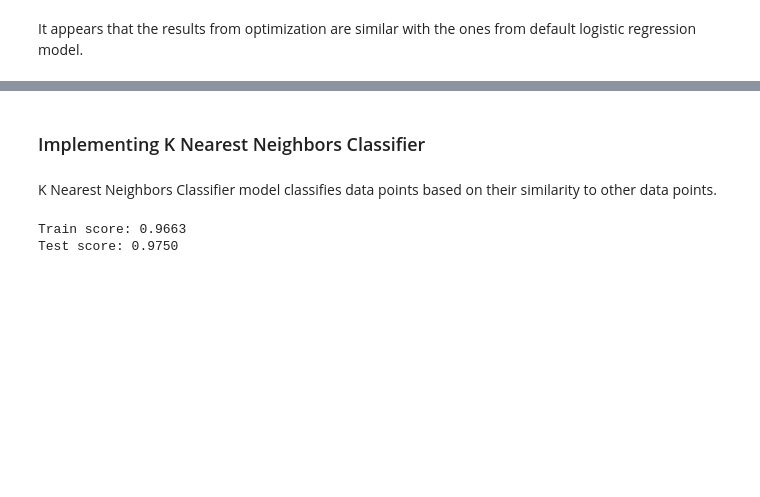
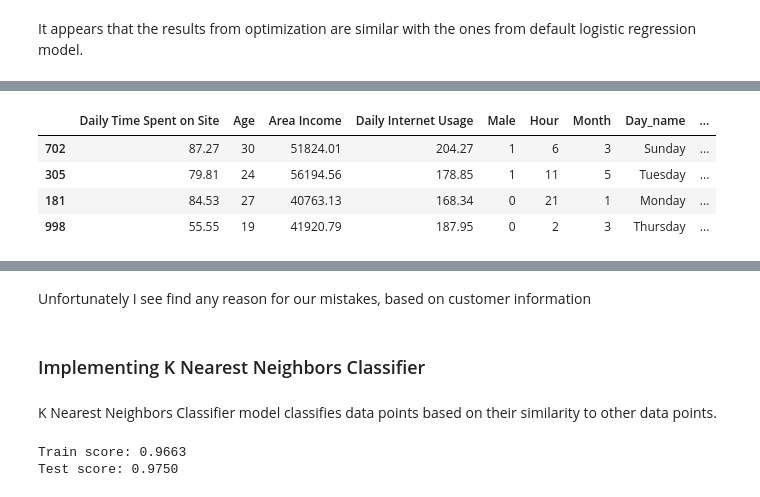
Before and after one commit to cristina-iacob/Predicting-Ad-Click, a Jupyter notebook: AdClickPrediction.ipynb, the cells around one changed output, grey strips where cells are left out. Drawn from its saved outputs; the diff is of its cells as text; code cells hidden in the pictures; blank space fills up the shorter version.

Commit message:
add mistakes visualization

```diff
--- a/AdClickPrediction.ipynb
+++ b/AdClickPrediction.ipynb
@@ -593,3 +593,8 @@ display(confusion_df)
 [interactive output not drawn]
 # %% [markdown]
 It appears that the results from optimization are similar with the ones from default logistic regression model.
+# %%
+# To visualize our mistakes we might put our data back into a dataframe.
+diagnostic_df = pd.DataFrame(X_test, columns=X_train.columns)
+diagnostic_df["clicked"] = y_test.values
+diagnostic_df["click_pred"] = y_pred
@@ -595,0 +603,4 @@ It appears that the results from optimization are similar with the ones from def
+# %%
+# Add a column indicating True or False when we made an error in prediction.
+diagnostic_df["error"] = diagnostic_df["clicked"] != diagnostic_df["click_pred"]
+diagnostic_df.head(1)
@@ -595,0 +611,8 @@ It appears that the results from optimization are similar with the ones from def
+# %%
+diagnostic_df.loc[diagnostic_df["error"] != False]
+# %% [output]
+|  | Daily Time Spent on Site | Age | Area Income | Daily Internet Usage | Male | Hour | Month | Day_name | ... |
+| 702 | 87.27 | 30 | 51824.01 | 204.27 | 1 | 6 | 3 | Sunday | ... |
+| 305 | 79.81 | 24 | 56194.56 | 178.85 | 1 | 11 | 5 | Tuesday | ... |
+| 181 | 84.53 | 27 | 40763.13 | 168.34 | 0 | 21 | 1 | Monday | ... |
+| 998 | 55.55 | 19 | 41920.79 | 187.95 | 0 | 2 | 3 | Thursday | ... |
@@ -596,3 +620,5 @@ It appears that the results from optimization are similar with the ones from def
+# %% [markdown]
+Unfortunately I see find any reason for our mistakes, based on customer information
 # %% [markdown]
 ### Implementing K Nearest Neighbors Classifier
 # %% [markdown]
```
Also changed, not shown: parts of 12 cells of this notebook.
